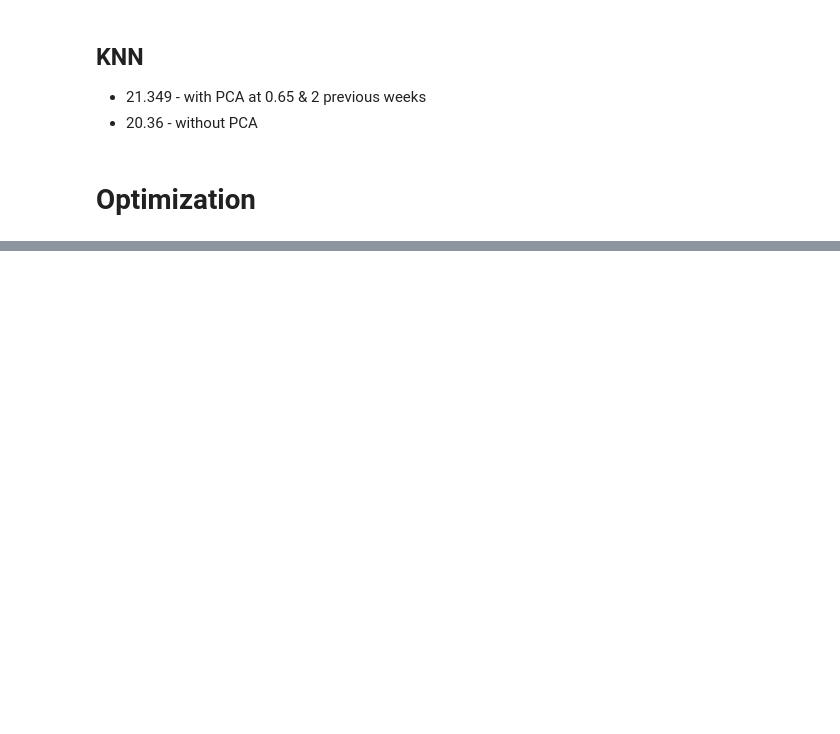
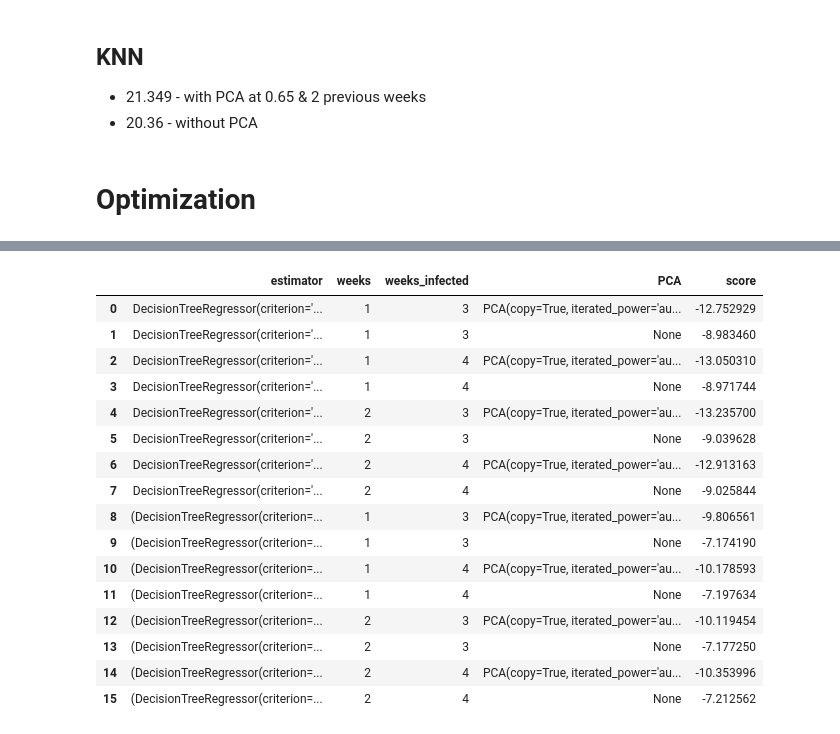
Before and after one commit to MLobo1997/DengAI, a Jupyter notebook: models.ipynb, the cells around one changed output, grey strips where cells are left out. Cells and saved outputs as stored; diff of their text form; code cells hidden in the pictures; blank space fills up the shorter version.

```diff
--- a/models.ipynb
+++ b/models.ipynb
@@ -106,7 +106,7 @@ Forest_optimizer = RandomizedSearchCV(estimator=RandomForestRegressor(n_jobs=-1)
 # %%
 k_folds=10
 n_iter_search = 20
-params = {'base_estimator__criterion':['mae'], 'base_estimator__max_depth': sp_randint(2,7), 'base_estimator__n_estimators': sp_randint(40, 100)}
+params = {'n_estimators': sp_randint(40, 100), 'base_estimator__criterion':['mae'], 'base_estimator__max_depth': sp_randint(2,7)}
 AdaTree_optimizer = RandomizedSearchCV(estimator=AdaBoostRegressor(base_estimator=DecisionTreeRegressor()), param_distributions=params, n_iter=n_iter_search, scoring=score_metric, n_jobs=jobs, cv=k_folds, verbose=verbose_level, random_state=random_n, return_train_score=True, iid=True)
 # %% [markdown]
 ## KNN
@@ -122,9 +151,9 @@ KNN_optimizer = RandomizedSearchCV(estimator=KNeighborsRegressor(n_jobs=-1), par
 # %%
 %autoreload
 from OurPipeline import create_pipeline
+from sklearn.decomposition import PCA
 
-#pipeline = create_pipeline(attr, estimator_optimizer=RandomizedSearchCV(None, None), n_weeks=0, n_weeks_infected=0)
-optimizers=[Tree_optimizer]#, Forest_optimizer, AdaTree_optimizer, KNN_optimizer, SVR_optimizer]
+optimizers=[AdaTree_optimizer, KNN_optimizer, SVR_optimizer]#[Tree_optimizer, Forest_optimizer
 weeks = [1,2]
 weeks_infected = [3,4]
 pca = [PCA(0.95), None]
@@ -146,10 +175,9 @@ for opt in optimizers:
                 attempt = [best_estimator, w, wi, p, score]
                 if abs(score) < best_score:
                     best_score = abs(score)
-                    best_estimator = attempt
+                    best_attempt = attempt
                     print('\nBest score of {} with the estimator {}'.format(best_score, best_estimator))
                 idx+=1
                 print(str(idx) + '/' + str(n_total), end='\t')
                 results.append(attempt)
-                print(results)
 # %% [output]
@@ -256,0 +205,20 @@ SyntaxError: invalid syntax (<ipython-input-72-0452fe5c3e92>, line 1)
+# %%
+pd.DataFrame(results, columns=['estimator', 'weeks', 'weeks_infected', 'PCA', 'score'])
+# %% [output]
+|  | estimator | weeks | weeks_infected | PCA | score |
+| 0 | DecisionTreeRegressor(criterion='... | 1 | 3 | PCA(copy=True, iterated_power='au... | -12.752929 |
+| 1 | DecisionTreeRegressor(criterion='... | 1 | 3 | None | -8.983460 |
+| 2 | DecisionTreeRegressor(criterion='... | 1 | 4 | PCA(copy=True, iterated_power='au... | -13.050310 |
+| 3 | DecisionTreeRegressor(criterion='... | 1 | 4 | None | -8.971744 |
+| 4 | DecisionTreeRegressor(criterion='... | 2 | 3 | PCA(copy=True, iterated_power='au... | -13.235700 |
+| 5 | DecisionTreeRegressor(criterion='... | 2 | 3 | None | -9.039628 |
+| 6 | DecisionTreeRegressor(criterion='... | 2 | 4 | PCA(copy=True, iterated_power='au... | -12.913163 |
+| 7 | DecisionTreeRegressor(criterion='... | 2 | 4 | None | -9.025844 |
+| 8 | (DecisionTreeRegressor(criterion=... | 1 | 3 | PCA(copy=True, iterated_power='au... | -9.806561 |
+| 9 | (DecisionTreeRegressor(criterion=... | 1 | 3 | None | -7.174190 |
+| 10 | (DecisionTreeRegressor(criterion=... | 1 | 4 | PCA(copy=True, iterated_power='au... | -10.178593 |
+| 11 | (DecisionTreeRegressor(criterion=... | 1 | 4 | None | -7.197634 |
+| 12 | (DecisionTreeRegressor(criterion=... | 2 | 3 | PCA(copy=True, iterated_power='au... | -10.119454 |
+| 13 | (DecisionTreeRegressor(criterion=... | 2 | 3 | None | -7.177250 |
+| 14 | (DecisionTreeRegressor(criterion=... | 2 | 4 | PCA(copy=True, iterated_power='au... | -10.353996 |
+| 15 | (DecisionTreeRegressor(criterion=... | 2 | 4 | None | -7.212562 |
```
Also changed, not shown: parts of 8 cells of this notebook.
